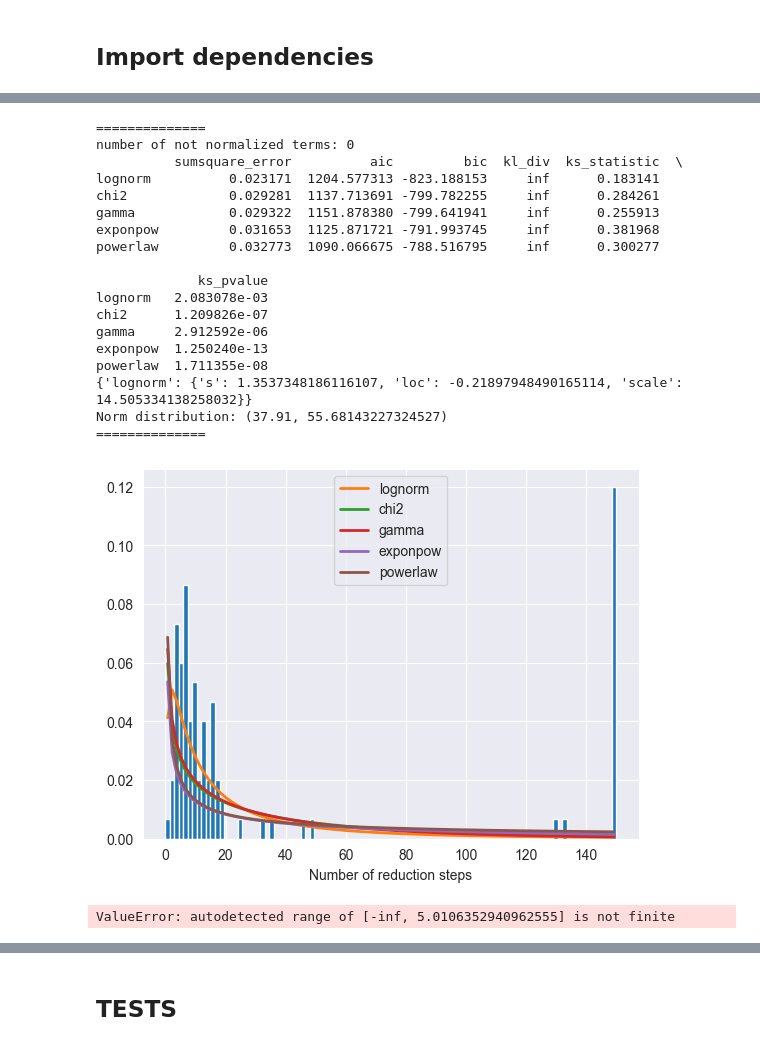
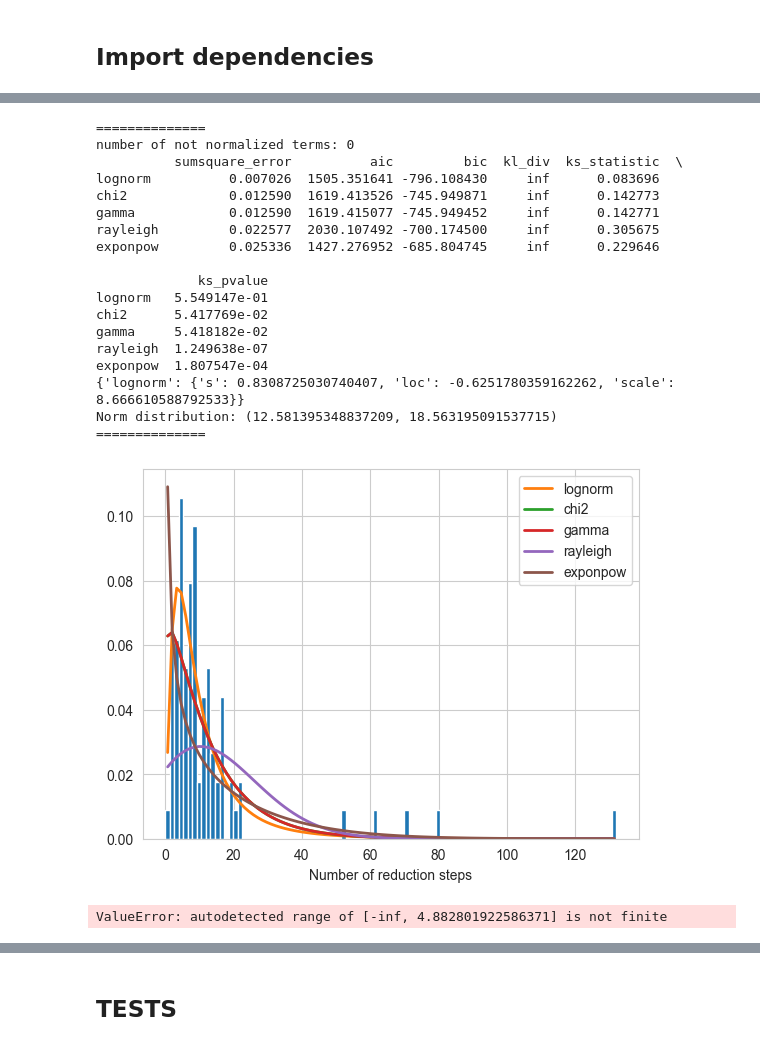
Before and after one commit to alex-deineha/pure-calculus, a Jupyter notebook: src/tests_2/pure_calculus_vs_greedy.ipynb, the cells around one changed output, grey strips where cells are left out. Saved outputs shown, nothing was run; the diff lists cells and outputs as text; code cells hidden in the pictures.

Commit message:
Finally done with comparison, V2. !!! Problem with drawing rewards_greedy and rewards_e_greedy.

```diff
--- a/src/tests_2/pure_calculus_vs_greedy.ipynb
+++ b/src/tests_2/pure_calculus_vs_greedy.ipynb
@@ -121,0 +128,42 @@ draw_cumulative_avg_comparison(comp_data)
+# %%
+rewards_greedy_ = []
+rewards_e_greedy_ = []
+stepsLO_ = []
+stepsRI_ = []
+stepsRand_ = []
+
+for x in rewards_greedy:
+    if x != max_count_steps_rlenv:
+        rewards_greedy_.append(x)
+
+for x in rewards_e_greedy:
+    if x != max_count_steps_rlenv:
+        rewards_e_greedy_.append(x)
+
+for x in stepsLO:
+    if x != np.inf:
+        stepsLO_.append(x)
+
+for x in stepsRI:
+    if x != np.inf:
+        stepsRI_.append(x)
+
+for x in stepsRand:
+    if x != np.inf:
+        stepsRand_.append(x)
+
+comp_data = {"Greedy": (rewards_greedy_, "-"),
+             "e-Greedy": (rewards_e_greedy_, "-"),
+             "LO": (stepsLO_, "-"),
+             "RI": (stepsRI_, "-"),
+             "Random": (stepsRand_, "-")}
+
+draw_cumulative_avg_comparison(comp_data)
+
+comp_data = {"Greedy": (rewards_greedy_, "-"),
+             "e-Greedy": (rewards_e_greedy_[10:], "-"),
+             "LO": (stepsLO_, "-"),
+             "RI": (stepsRI_, "-"),
+             "Random": (stepsRand_, "-")}
+
+draw_cumulative_avg_comparison(comp_data)
@@ -122,26 +173,26 @@ draw_cumulative_avg_comparison(comp_data)
 # %%
-draw_hist(rewards_greedy)
+draw_hist(rewards_greedy_)
 # %% [output]
 ==============
 number of not normalized terms: 0
           sumsquare_error          aic         bic  kl_div  ks_statistic  \
-lognorm          0.023171  1204.577313 -823.188153     inf      0.183141
-chi2             0.029281  1137.713691 -799.782255     inf      0.284261
-gamma            0.029322  1151.878380 -799.641941     inf      0.255913
-exponpow         0.031653  1125.871721 -791.993745     inf      0.381968
-powerlaw         0.032773  1090.066675 -788.516795     inf      0.300277
+lognorm          0.007026  1505.351641 -796.108430     inf      0.083696
+chi2             0.012590  1619.413526 -745.949871     inf      0.142773
+gamma            0.012590  1619.415077 -745.949452     inf      0.142771
+rayleigh         0.022577  2030.107492 -700.174500     inf      0.305675
+exponpow         0.025336  1427.276952 -685.804745     inf      0.229646
 
              ks_pvalue
-lognorm   2.083078e-03
-chi2      1.209826e-07
-gamma     2.912592e-06
-exponpow  1.250240e-13
-powerlaw  1.711355e-08
-{'lognorm': {'s': 1.3537348186116107, 'loc': -0.21897948490165114, 'scale': 14.505334138258032}}
-Norm distribution: (37.91, 55.68143227324527)
+lognorm   5.549147e-01
+chi2      5.417769e-02
+gamma     5.418182e-02
+rayleigh  1.249638e-07
+exponpow  1.807547e-04
+{'lognorm': {'s': 0.8308725030740407, 'loc': -0.6251780359162262, 'scale': 8.666610588792533}}
+Norm distribution: (12.581395348837209, 18.563195091537715)
 ==============
-[figure, old version]
+[figure, new version]
-ValueError: autodetected range of [-inf, 5.0106352940962555] is not finite
+ValueError: autodetected range of [-inf, 4.882801922586371] is not finite
 # %%
 draw_hist(rewards_e_greedy)
 # %% [output]
```
Also changed, not shown: parts of 20 cells of this notebook.
